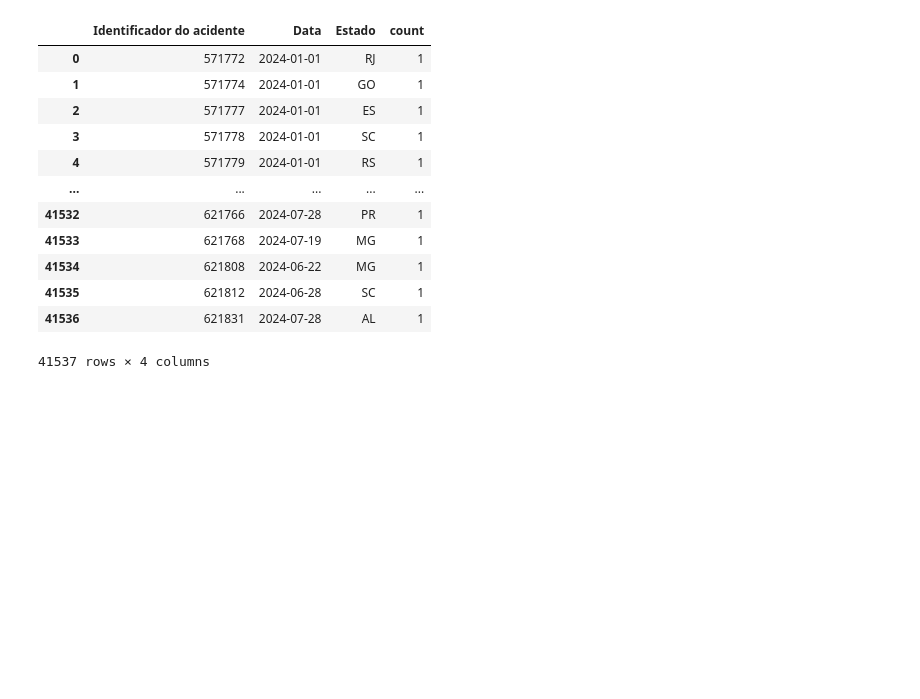
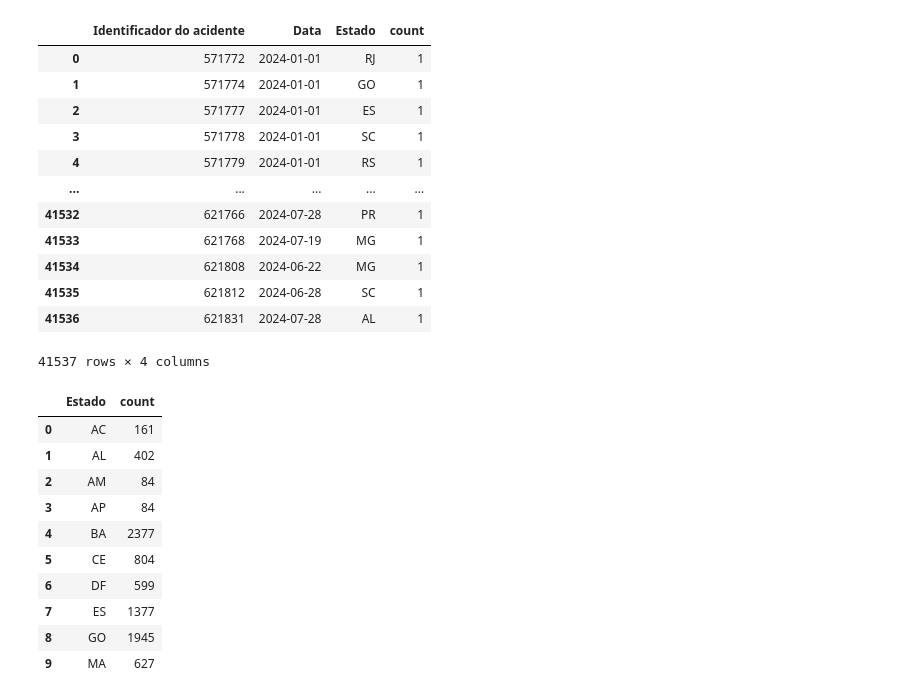
Before and after one commit to anecaroline/Projeto-Integrador-IV, a Jupyter notebook: plotly.ipynb, the cells around one changed output. Saved outputs shown, nothing was run; the diff lists cells and outputs as text; code cells hidden in the pictures; blank space fills up the shorter version.

```diff
--- a/plotly.ipynb
+++ b/plotly.ipynb
@@ -79,3 +79,18 @@ px.histogram(
     color ='Estado',
 
 )
+# %%
+dados_agrupados = dados.groupby(['Estado'])['Identificador do acidente'].count().reset_index(name='count')
+dados_agrupados.head(10)
+# %% [output]
+|  | Estado | count |
+| 0 | AC | 161 |
+| 1 | AL | 402 |
+| 2 | AM | 84 |
+| 3 | AP | 84 |
+| 4 | BA | 2377 |
+| 5 | CE | 804 |
+| 6 | DF | 599 |
+| 7 | ES | 1377 |
+| 8 | GO | 1945 |
+| 9 | MA | 627 |
```
Also changed, not shown: parts of 3 cells of this notebook.
